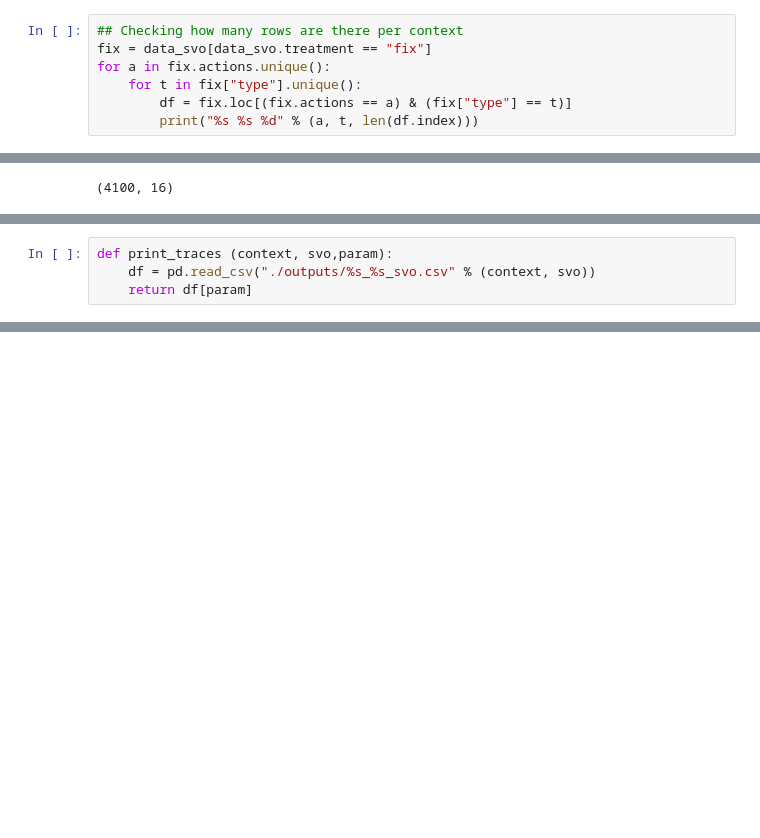
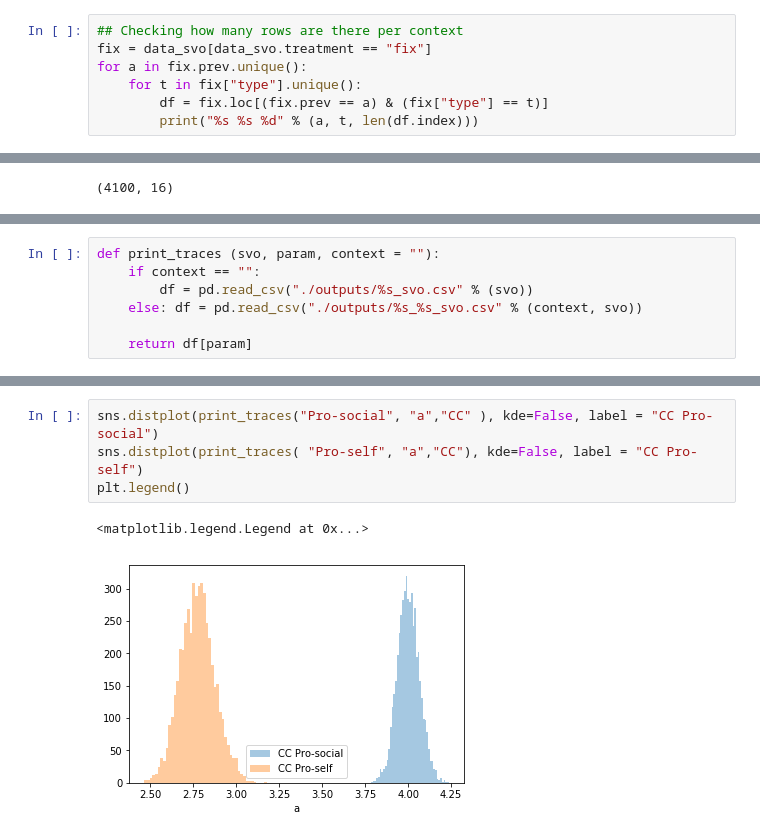
Before and after one commit to eladiomontero/DecisionTimes, a Jupyter notebook: SVO Context Analysis/SVO_Context_Analysis_draft1.ipynb, the cells around one changed output, grey strips where cells are left out. Cells and saved outputs as stored; diff of their text form; blank space fills up the shorter version.

```diff
--- a/SVO Context Analysis/SVO_Context_Analysis_draft1.ipynb
+++ b/SVO Context Analysis/SVO_Context_Analysis_draft1.ipynb
@@ -221,8 +232,8 @@ array([4, 0, 3, 1])
 # %%
 ## Checking how many rows are there per context
 fix = data_svo[data_svo.treatment == "fix"]
-for a in fix.actions.unique():
+for a in fix.prev.unique():
     for t in fix["type"].unique():
-        df = fix.loc[(fix.actions == a) & (fix["type"] == t)]
+        df = fix.loc[(fix.prev == a) & (fix["type"] == t)]
         print("%s %s %d" % (a, t, len(df.index)))
 # %% [output]
@@ -488,4 +488,0 @@ Model: CC, time: 103.715371
-# %%
-def print_traces (context, svo,param):
-    df = pd.read_csv("./outputs/%s_%s_svo.csv" % (context, svo))
-    return df[param]
@@ -577,0 +489,7 @@ test_fix
+# %%
+def print_traces (svo, param, context = ""):
+    if context == "":
+        df = pd.read_csv("./outputs/%s_svo.csv" % (svo))
+    else: df = pd.read_csv("./outputs/%s_%s_svo.csv" % (context, svo))
+
+    return df[param]
@@ -577,0 +525,7 @@ test_fix
+# %%
+sns.distplot(print_traces("Pro-social", "a","CC" ), kde=False, label = "CC Pro-social")
+sns.distplot(print_traces( "Pro-self", "a","CC"), kde=False, label = "CC Pro-self")
+plt.legend()
+# %% [output]
+<matplotlib.legend.Legend at 0x...>
+[figure, added]
```
Also changed, not shown: parts of 56 cells of this notebook, 29 other files.
